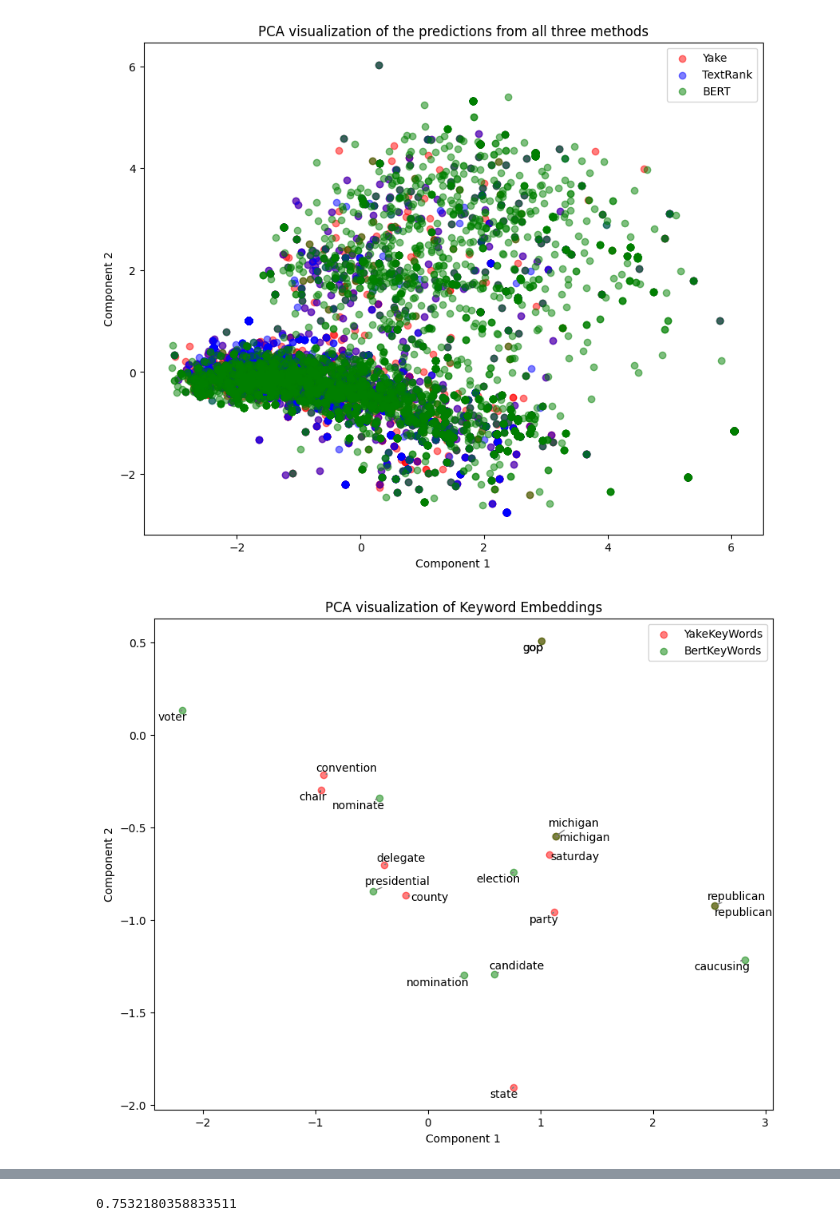
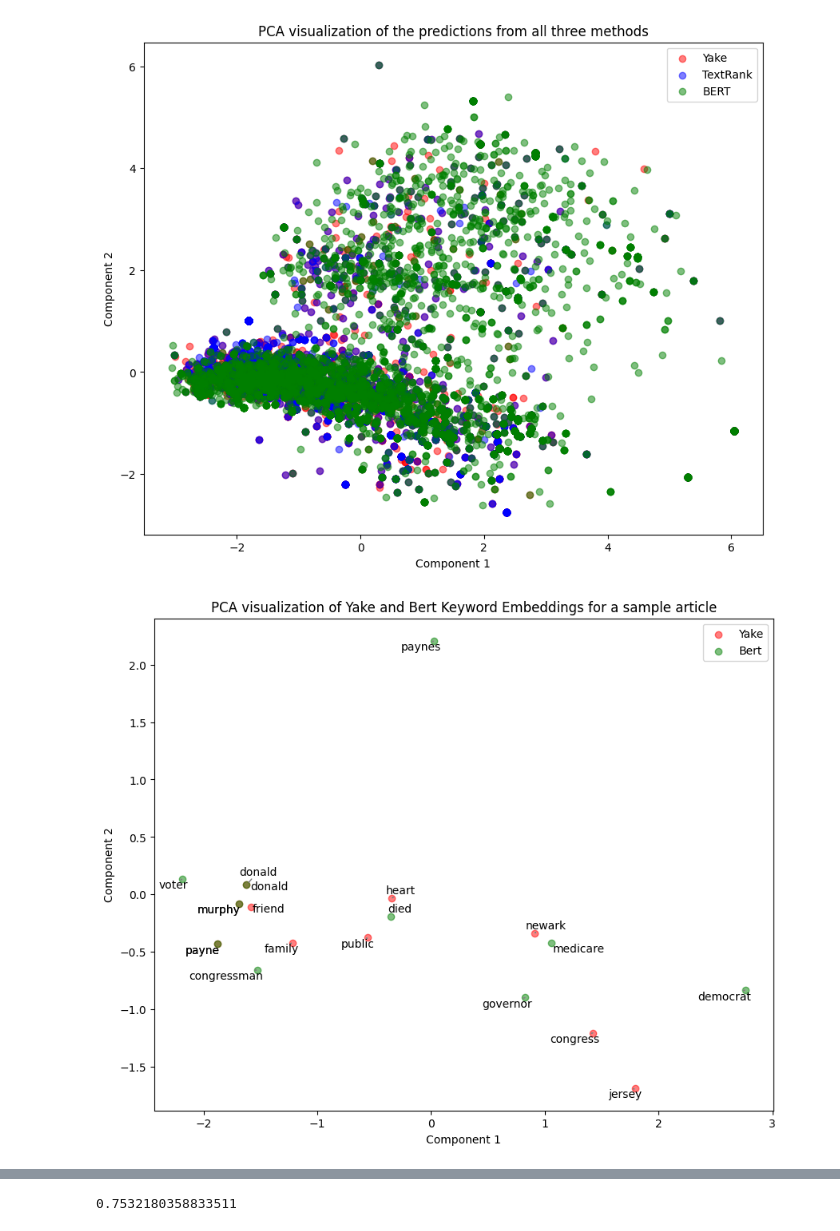
Before and after one commit to Mateusz-Wojciechowski/keyword-extraction, a Jupyter notebook: data_playground.ipynb, the cells around one changed output, grey strips where cells are left out. Saved outputs shown, nothing was run; the diff lists cells and outputs as text; code cells hidden in the pictures.

```diff
--- a/data_playground.ipynb
+++ b/data_playground.ipynb
@@ -51,32 +51,32 @@ keywords['TextRankKeywords'] = keywords['TextRankKeywords'].apply(json.loads)
 # %%
 from adjustText import adjust_text
 # %%
-def generate_plots(text_num, embeddings1, embeddings2, col_name1, col_name2):
+def generate_plots(text_num, embeddings1, embeddings2, col_name1, col_name2, algo_name1, algo_name2):
     upper_limit = text_num * 10
     lower_limit = upper_limit - 10
     plt.figure(figsize=(10, 8))
 
     x_yake, y_yake = embeddings1[lower_limit:upper_limit, 0], embeddings1[lower_limit:upper_limit, 1]
-    plt.scatter(x_yake, y_yake, c='red', label=col_name1, alpha=0.5)
+    plt.scatter(x_yake, y_yake, c='red', label=algo_name1, alpha=0.5)
 
     texts = []
     for i, (x, y) in enumerate(zip(x_yake, y_yake)):
         texts.append(plt.text(x, y, keywords[col_name1][text_num - 1][i], ha='center', va='center'))
 
     x_bert, y_bert = embeddings2[lower_limit:upper_limit, 0], embeddings2[lower_limit:upper_limit, 1]
-    plt.scatter(x_bert, y_bert, c='green', label=col_name2, alpha=0.5)
+    plt.scatter(x_bert, y_bert, c='green', label=algo_name2, alpha=0.5)
     for i, (x, y) in enumerate(zip(x_bert, y_bert)):
         texts.append(plt.text(x, y, keywords[col_name2][text_num - 1][i], ha='center', va='center'))
 
     adjust_text(texts, arrowprops=dict(arrowstyle='->', color='gray'))
 
-    plt.title('PCA visualization of Keyword Embeddings')
+    plt.title(f'PCA visualization of {algo_name1} and {algo_name2} Keyword Embeddings for a sample article')
     plt.xlabel('Component 1')
     plt.ylabel('Component 2')
     plt.legend()
     plt.show()
 # %%
-generate_plots(1, yake_data, bert_data,'YakeKeyWords', 'BertKeyWords')
+generate_plots(2, yake_data, bert_data,'YakeKeyWords', 'BertKeyWords', 'Yake', 'Bert')
 # %% [output]
-[figure, old version]
+[figure, new version]
 # %%
```
Also changed, not shown: parts of 22 cells of this notebook.
